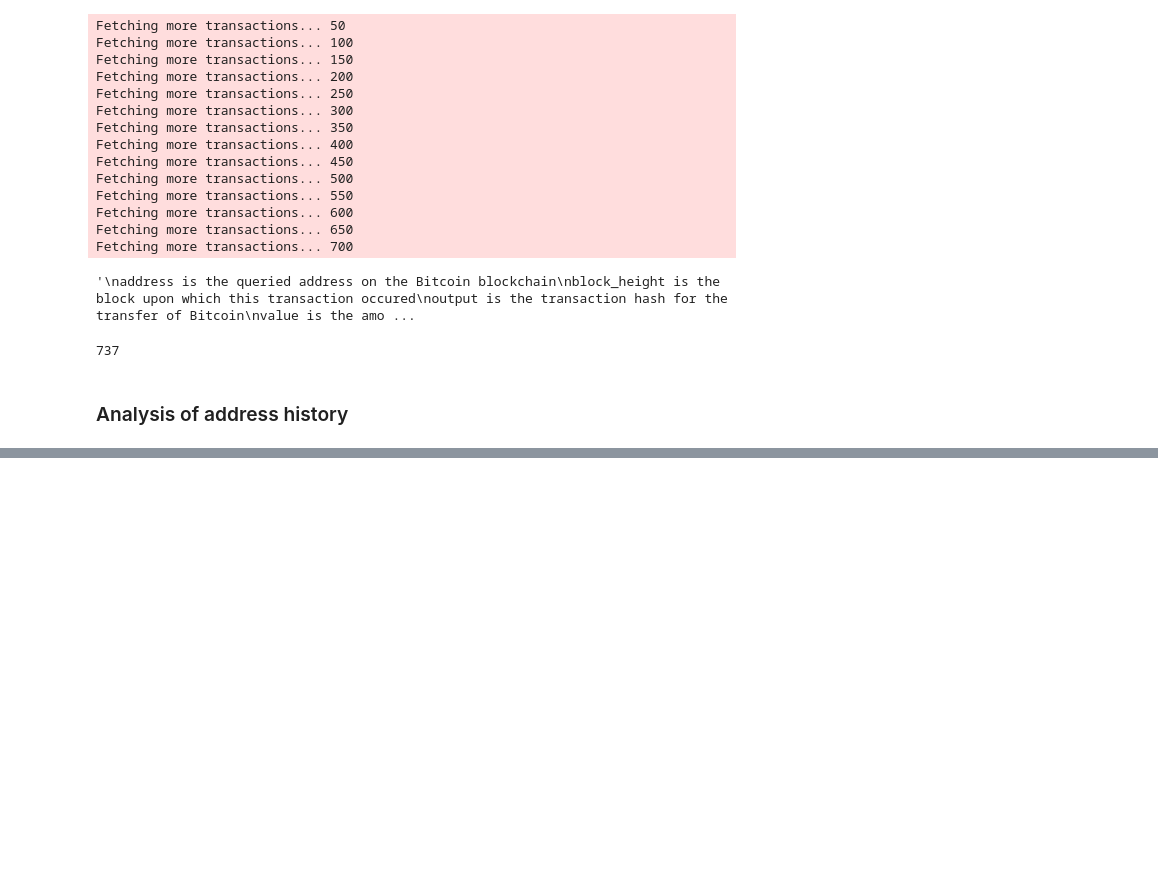
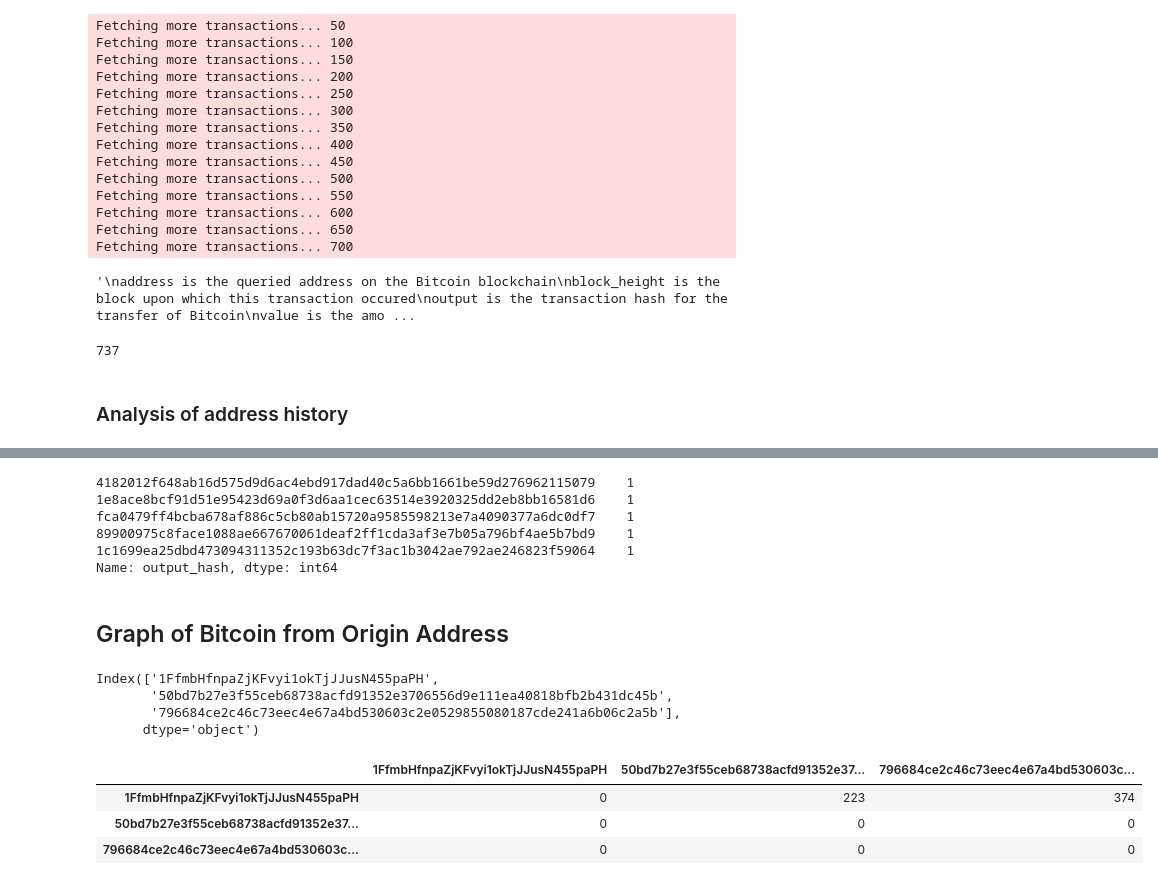
Before and after one commit to joeblankenship1/bitcoin_sna, a Jupyter notebook: Blockchain_Analysis.ipynb, the cells around one changed output, grey strips where cells are left out. Saved outputs shown, nothing was run; the diff lists cells and outputs as text; code cells hidden in the pictures; blank space fills up the shorter version.

```diff
--- a/Blockchain_Analysis.ipynb
+++ b/Blockchain_Analysis.ipynb
@@ -136,0 +134,12 @@ Name: output, Length: 737, dtype: int64
+# %%
+# We can now see the individual transaction hashes that accumulated ~144000 BTC for the FBI
+df.output_hash.value_counts().head()
+# %% [output]
+4182012f648ab16d575d9d6ac4ebd917dad40c5a6bb1661be59d276962115079    1
+1e8ace8bcf91d51e95423d69a0f3d6aa1cec63514e3920325dd2eb8bb16581d6    1
+fca0479ff4bcba678af886c5cb80ab15720a9585598213e7a4090377a6dc0df7    1
+89900975c8face1088ae667670061deaf2ff1cda3af3e7b05a796bf4ae5b7bd9    1
+1c1699ea25dbd473094311352c193b63dc7f3ac1b3042ae792ae246823f59064    1
+Name: output_hash, dtype: int64
+# %% [markdown]
+## Graph of Bitcoin from Origin Address
@@ -136,0 +159,14 @@ Name: output, Length: 737, dtype: int64
+# %%
+idx
+# %% [output]
+Index(['1FfmbHfnpaZjKFvyi1okTjJJusN455paPH',
+       '50bd7b27e3f55ceb68738acfd91352e3706556d9e111ea40818bfb2b431dc45b',
+       '796684ce2c46c73eec4e67a4bd530603c2e0529855080187cde241a6b06c2a5b'],
+      dtype='object')
+# %%
+df_adjacency
+# %% [output]
+|  | 1FfmbHfnpaZjKFvyi1okTjJJusN455paPH | 50bd7b27e3f55ceb68738acfd91352e37... | 796684ce2c46c73eec4e67a4bd530603c... |
+| 1FfmbHfnpaZjKFvyi1okTjJJusN455paPH | 0 | 223 | 374 |
+| 50bd7b27e3f55ceb68738acfd91352e37... | 0 | 0 | 0 |
+| 796684ce2c46c73eec4e67a4bd530603c... | 0 | 0 | 0 |
```
Also changed, not shown: parts of 20 cells of this notebook.
